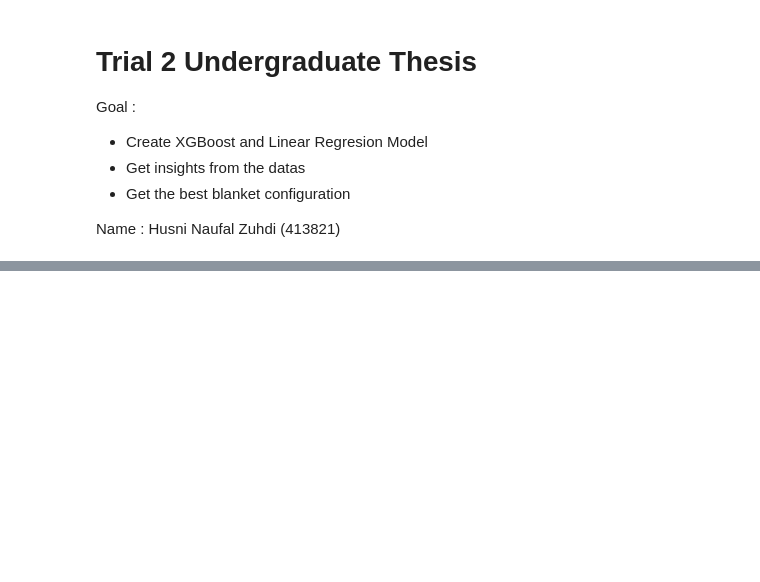
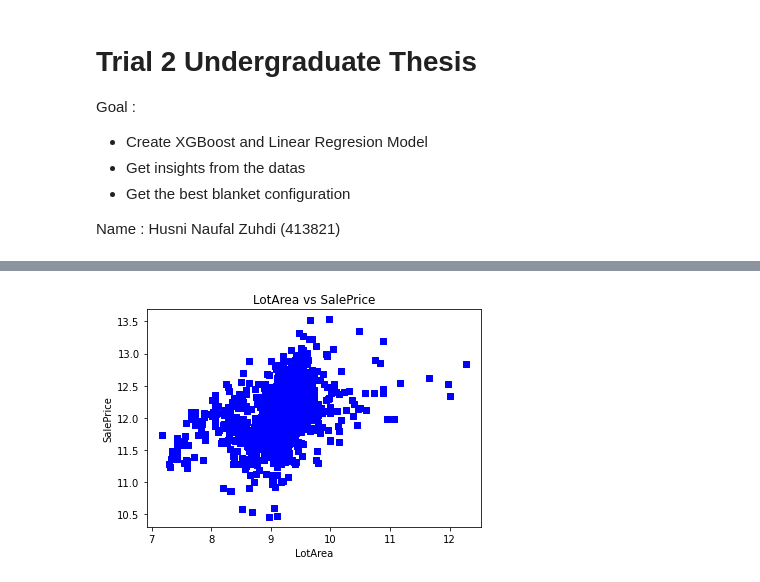
Before and after one commit to husni-zuhdi/husni-undergrad-thesis, a Jupyter notebook: jupyter-notebooks/2_Data_Analysis.ipynb, the cells around one changed output, grey strips where cells are left out. Drawn from its saved outputs; the diff is of its cells as text; code cells hidden in the pictures; blank space fills up the shorter version.

```diff
--- a/jupyter-notebooks/2_Data_Analysis.ipynb
+++ b/jupyter-notebooks/2_Data_Analysis.ipynb
@@ -48,0 +170,8 @@ xgb_reg.fit(X_train, y_train)
+# %%
+plt.scatter(train_dataset.LotArea, train_dataset.SalePrice, c = "blue", marker = "s")
+plt.title("LotArea vs SalePrice")
+plt.xlabel("LotArea")
+plt.ylabel("SalePrice")
+plt.show()
+# %% [output]
+[figure, added]
```
Also changed, not shown: parts of 22 cells of this notebook, 9 other files.
